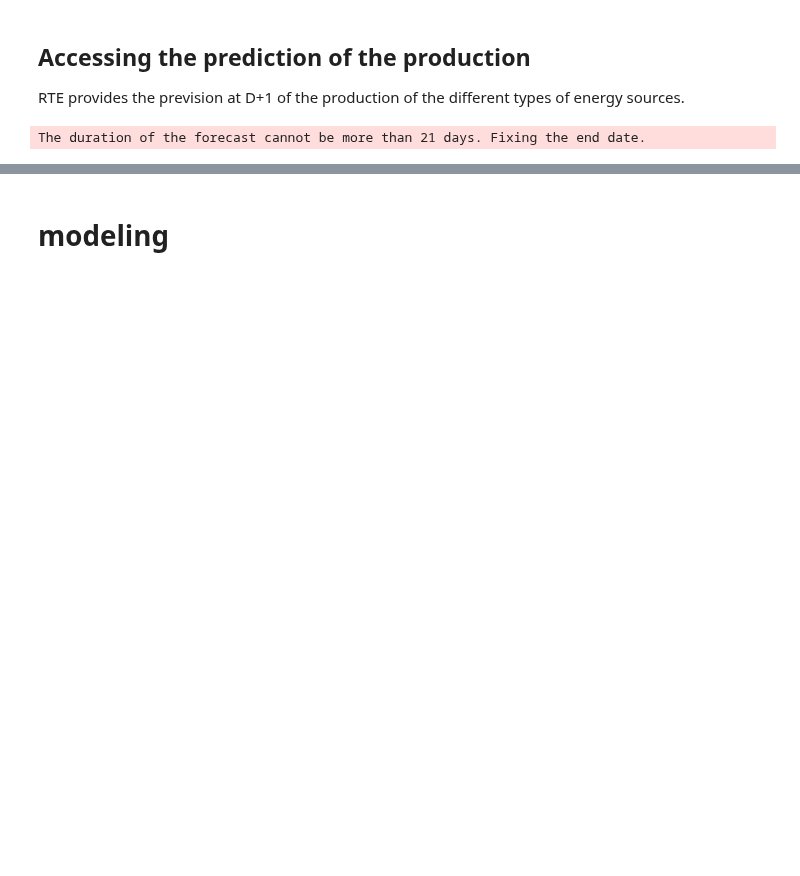
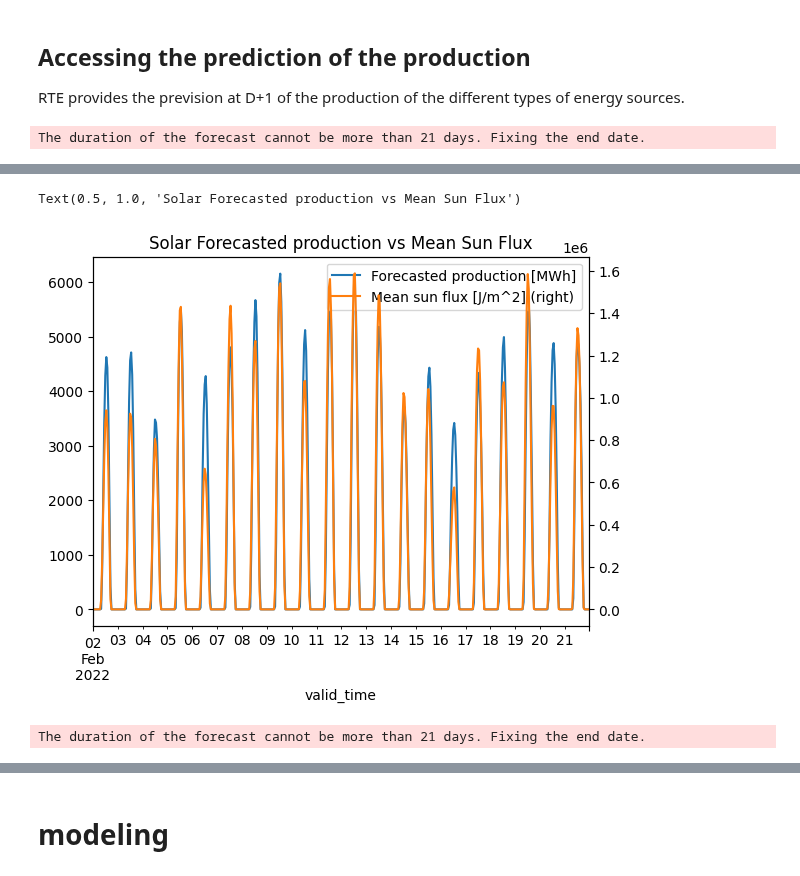
Before and after one commit to GreenForecast-Squad/energetic-stress-production, a Jupyter notebook: notebooks/datascience/predicting_the_predictions.ipynb, the cells around one changed output, grey strips where cells are left out. Drawn from its saved outputs; the diff is of its cells as text; code cells hidden in the pictures; blank space fills up the shorter version.

```diff
--- a/notebooks/datascience/predicting_the_predictions.ipynb
+++ b/notebooks/datascience/predicting_the_predictions.ipynb
@@ -100,0 +98,9 @@ prediction_solar.plot()
+# %%
+prediction_solar = pd.json_normalize(data_solar["forecasts"], ["values"]).set_index(
+    "start_date"
+)[["value"]]
+prediction_solar.index = pd.to_datetime(prediction_solar.index, utc=True).tz_convert(
+    "Europe/Paris"
+)
+prediction_solar.sort_index(inplace=True)
+prediction_solar
@@ -100,0 +122,26 @@ prediction_solar.plot()
+# %%
+ax = prediction_solar.plot(y="value", label="Forecasted production [MWh]")
+
+data_sunD1_regions.loc[prediction_solar.index[0] : prediction_solar.index[-1]].mean(
+    axis=1
+).plot(secondary_y=True, ax=ax, label="Mean sun flux [J/m^2]", legend=True)
+
+ax.set_title("Solar Forecasted production vs Mean Sun Flux")
+# %% [output]
+Text(0.5, 1.0, 'Solar Forecasted production vs Mean Sun Flux')
+[figure, added]
+# %%
+data_eolien = prod_for_client.get_raw_data(
+    production_type="WIND_ONSHORE",
+    type="D-1",
+    start_date=data_sunD1_regions.index[0],
+    end_date=data_sunD1_regions.index[-1],
+)
+prediction_eolien = pd.json_normalize(
+    data_eolien["forecasts"], ["values"], "production_type"
+).set_index("start_date")
+prediction_eolien.index = pd.to_datetime(prediction_eolien.index)
+prediction_eolien.sort_index(inplace=True)
+prediction_eolien = prediction_eolien[["value"]]
+# %% [output]
+The duration of the forecast cannot be more than 21 days. Fixing the end date.
```
Also changed, not shown: parts of 30 cells of this notebook, 1 other file.
